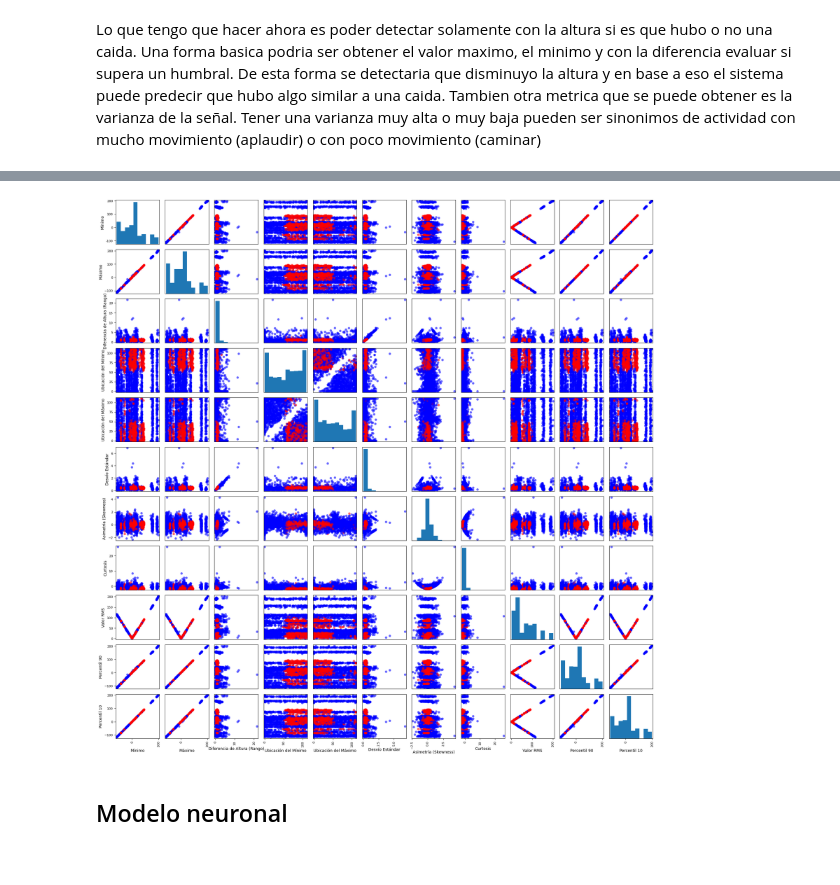
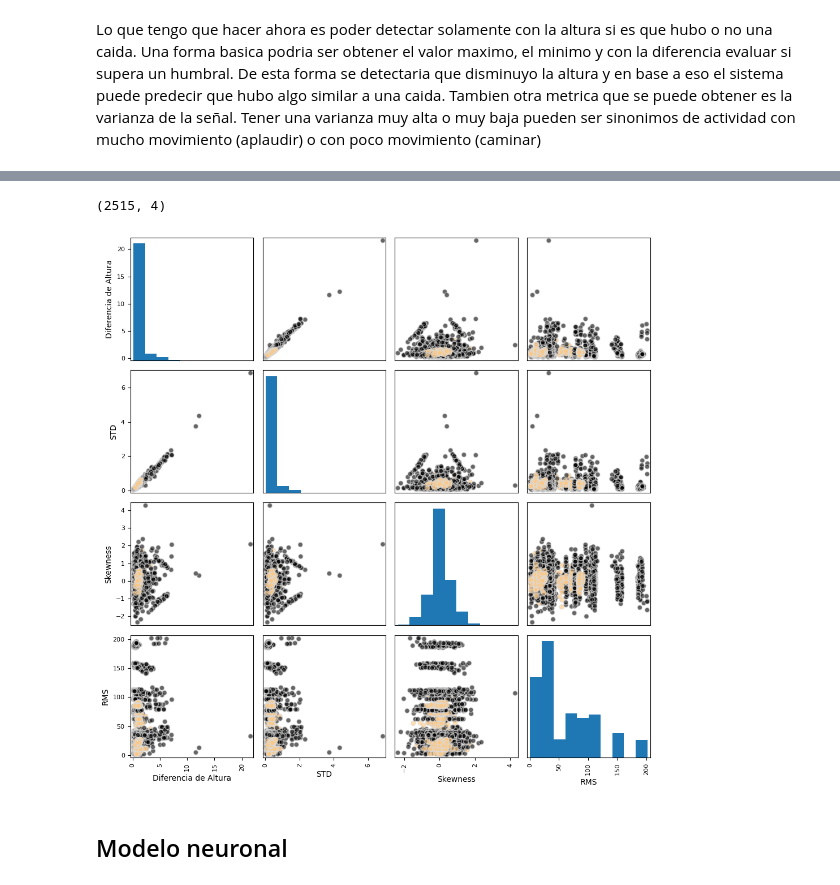
Before and after one commit to guidoglorioso/Fall_detection, a Jupyter notebook: sensor_presion.ipynb, the cells around one changed output, grey strips where cells are left out. Cells and saved outputs as stored; diff of their text form; code cells hidden in the pictures.

```diff
--- a/sensor_presion.ipynb
+++ b/sensor_presion.ipynb
@@ -96,7 +103,8 @@ nombres_features = {
     "Curtosis": 7,
     "Valor RMS": 8,
     "Percentil 90": 9,
-    "Percentil 10":10
+    "Percentil 10":10,
+    "Media" : 11,
 }
 # %%
 output = extraer_features(alturas_mediciones)
@@ -106,22 +114,34 @@ output.shape
+# %%
+plotear = []
+plotear.append(output[:,nombres_features["Diferencia de Altura (Rango)"]])
+plotear.append(output[:,nombres_features["Desvío Estándar"]])
+plotear.append(output[:,nombres_features["Asimetría (Skewness)"]])
+plotear.append(output[:,nombres_features["Valor RMS"]])
+
+list_nombres = ["Diferencia de Altura", "STD", "Skewness", "RMS"]
+np.array(plotear).T.shape
+# %% [output]
+(2515, 4)
 # %%
 ## Observar que existen relaciones visibles entre las distintas variables, por lo que es muy probable que haya algoritmos que los pueden clasificar.
 
-df = pd.DataFrame(data= np.array(output), columns= nombres_features.keys())
+df = pd.DataFrame(data= np.array(plotear).T, columns= list_nombres)
 # Dibuja la grilla de gráficos de dispersión
 pd.plotting.scatter_matrix(
     df,
-    figsize=(20, 20),      # Tamaño general de la ventana
+    figsize=(10, 10),      # Tamaño general de la ventana
     marker='o',            # Forma del punto
     alpha=0.6,             # Transparencia de los puntos
     diagonal='hist',
-    cmap = 'bwr',
+    cmap = 'copper',
+    edgecolors='gainsboro',
     c = tags_wrist
 )
 
 plt.tight_layout()
 plt.show()
 # %% [output]
-[figure, old version]
+[figure, new version]
 # %% [markdown]
 ## Modelo neuronal
 # %% [markdown]
```
Also changed, not shown: parts of 23 cells of this notebook, 8 other files.
